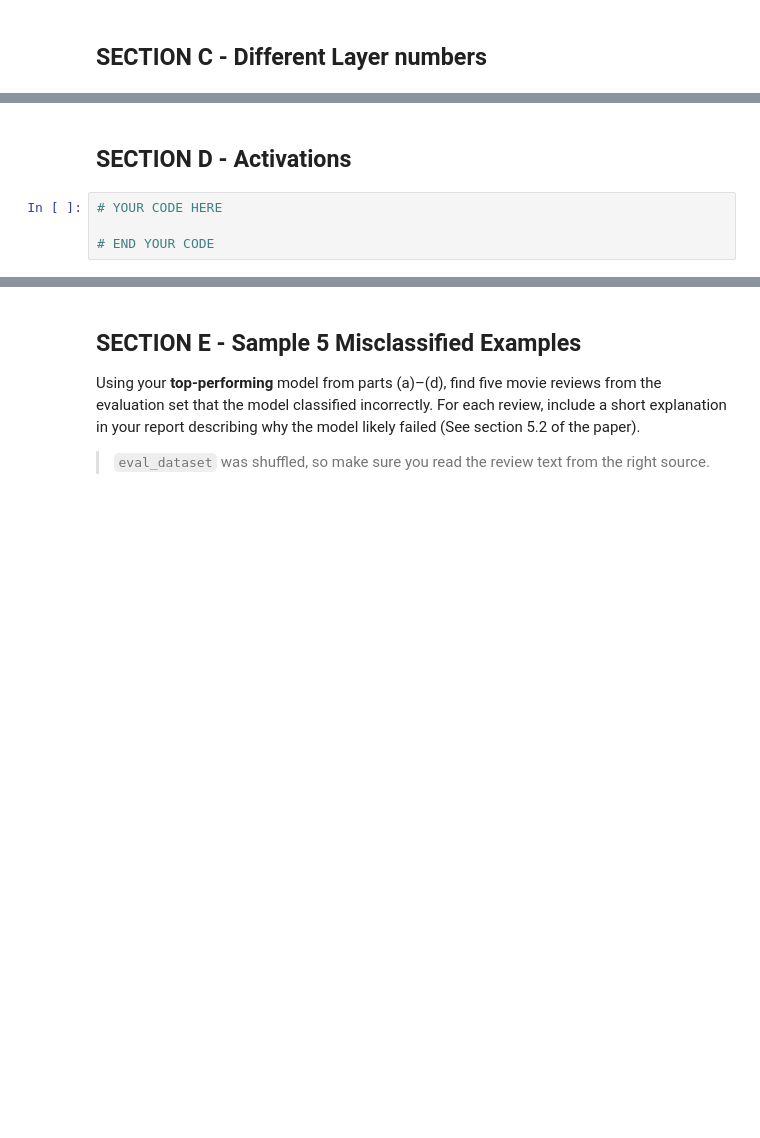
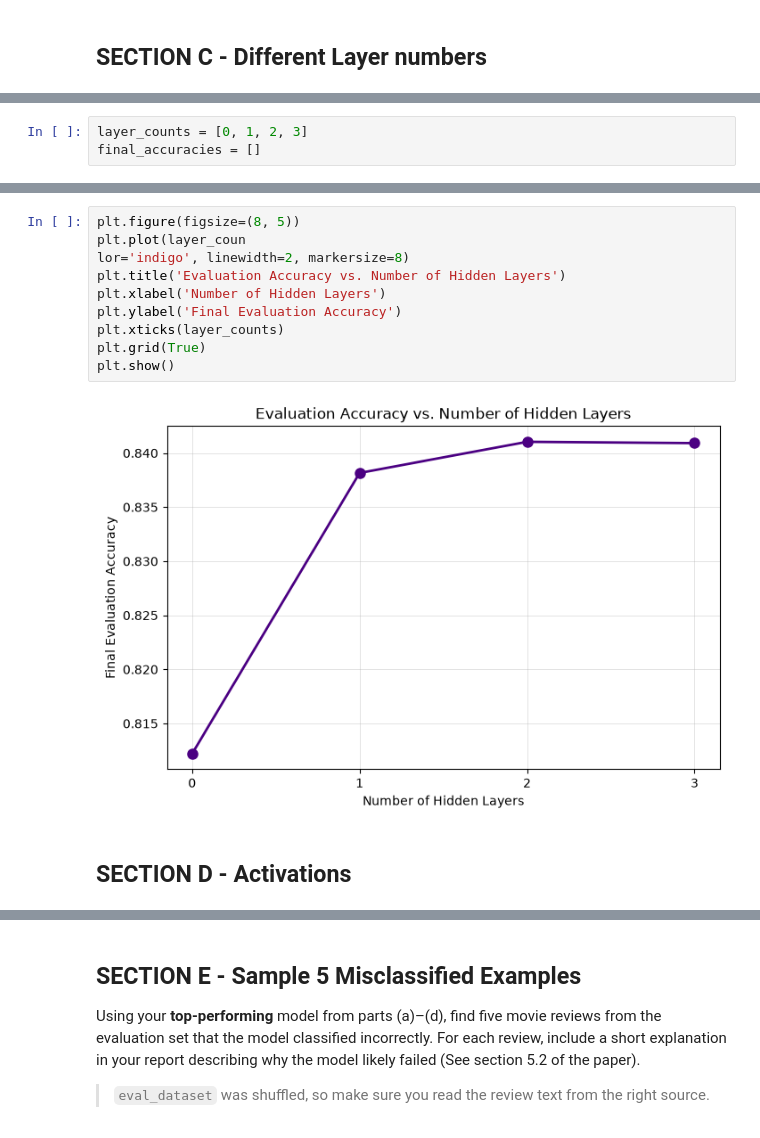
Before and after one commit to CatGuy1300/NLP-course-HW1, a Jupyter notebook: Exercise/DAN_files/DAN.ipynb, the cells around one changed output, grey strips where cells are left out. Cells and saved outputs as stored; diff of their text form; blank space fills up the shorter version.

```diff
--- a/Exercise/DAN_files/DAN.ipynb
+++ b/Exercise/DAN_files/DAN.ipynb
@@ -210,0 +413,3 @@ trainer.train()
+# %%
+layer_counts = [0, 1, 2, 3]
+final_accuracies = []
@@ -211,6 +512,14 @@ trainer.train()
+# %%
+plt.figure(figsize=(8, 5))
+plt.plot(layer_coun
+lor='indigo', linewidth=2, markersize=8)
+plt.title('Evaluation Accuracy vs. Number of Hidden Layers')
+plt.xlabel('Number of Hidden Layers')
+plt.ylabel('Final Evaluation Accuracy')
+plt.xticks(layer_counts)
+plt.grid(True)
+plt.show()
+# %% [output]
+[figure, added]
 # %% [markdown]
 ## SECTION D - Activations
-# %%
-# YOUR CODE HERE
-
-# END YOUR CODE
```
Also changed, not shown: parts of 31 cells of this notebook, 2 other files.
